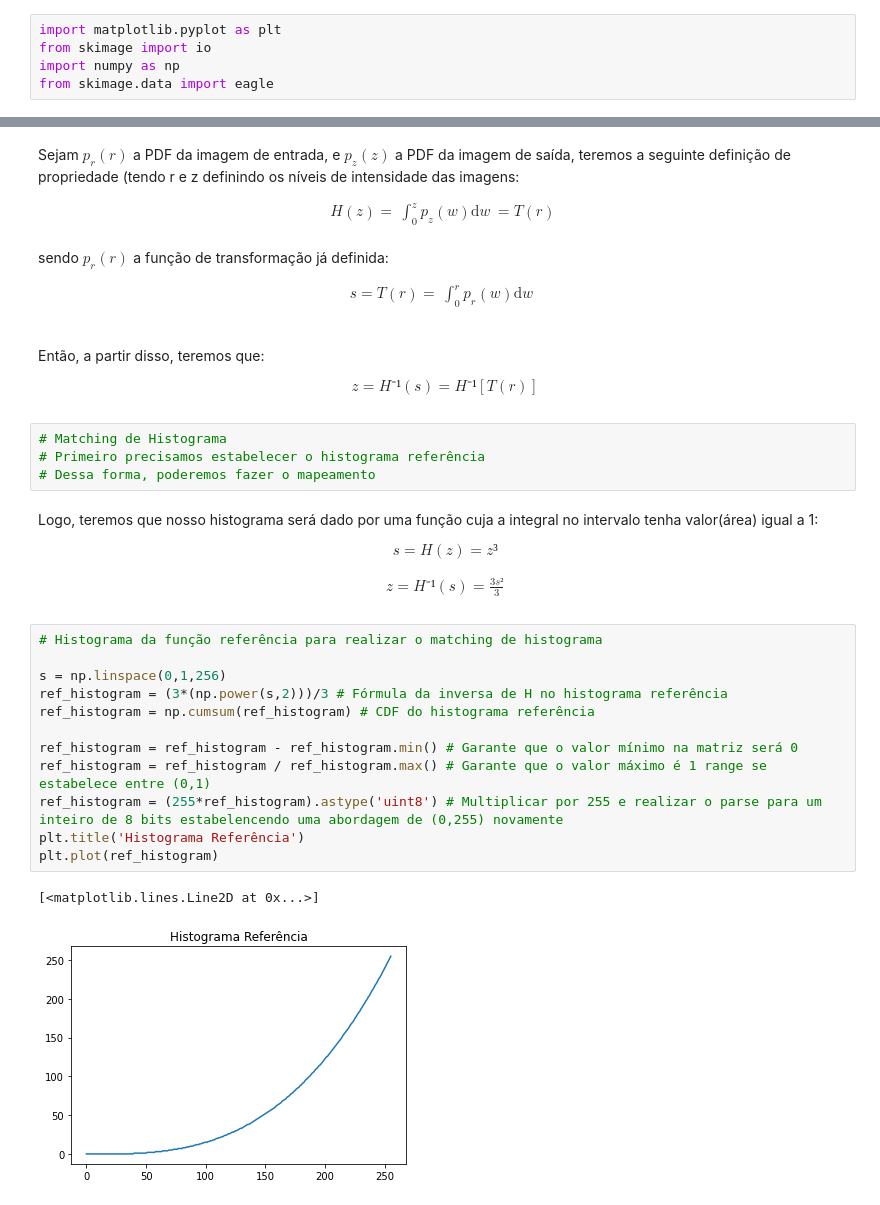
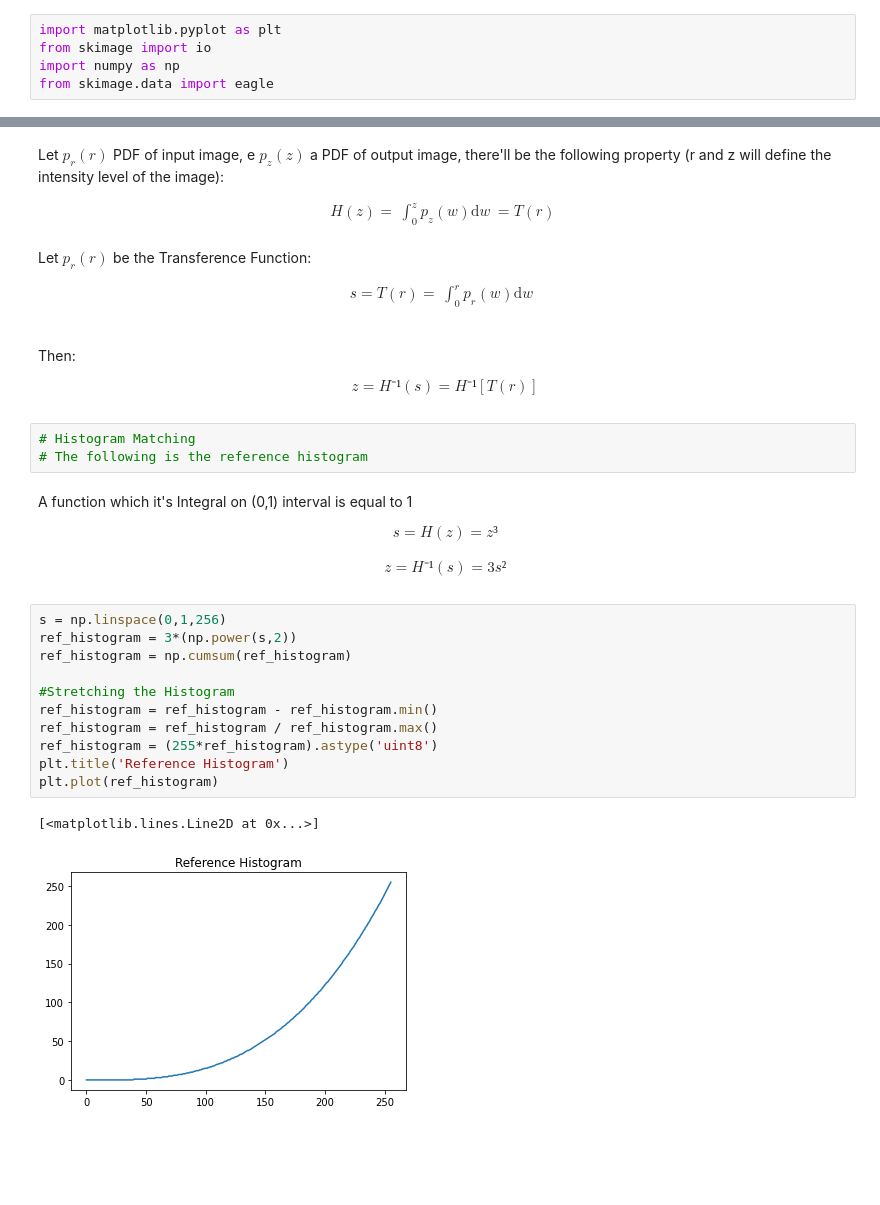
Before and after one commit to endyjams/HistogramMatching, a Jupyter notebook: histogram_matching.ipynb, the cells around one changed output, grey strips where cells are left out. Drawn from its saved outputs; the diff is of its cells as text; blank space fills up the shorter version.

```diff
--- a/histogram_matching.ipynb
+++ b/histogram_matching.ipynb
@@ -81,48 +74,46 @@ ax[1].plot (h[0],'-k')
 [<matplotlib.lines.Line2D at 0x...>]
 [figure]
 # %% [markdown]
-Sejam $p_r(r)$ a PDF da imagem de entrada, e $p_z(z)$ a PDF da imagem de saída, teremos a seguinte definição de propriedade (tendo r e z definindo os níveis de intensidade das imagens:
+Let $p_r(r)$ PDF of input image, e $p_z(z)$ a PDF of output image, there'll be the following property (r and z will define the intensity level of the image):
 
 \begin{align}
         H(z) = &\int_0^{z} p_z(w) \mathrm{d}w \  = T(r)\\[1em]
     \end{align}
 
-sendo $p_r(r)$ a função de transformação já definida:
+Let $p_r(r)$ be the Transference Function:
 
 \begin{align}
         s = T(r) = &\int_0^{r} p_r(w) \mathrm{d}w \  \\[1em]
     \end{align}
 # %% [markdown]
-Então, a partir disso, teremos que:
+Then:
 \begin{align}
         z = H⁻¹(s) = H⁻¹[T(r)]
     \end{align}
-# %%
-# Matching de Histograma
-# Primeiro precisamos estabelecer o histograma referência
-# Dessa forma, poderemos fazer o mapeamento
+# %%
+# Histogram Matching
+# The following is the reference histogram
 # %% [markdown]
-Logo, teremos que nosso histograma será dado por uma função cuja a integral no intervalo tenha valor(área) igual a 1:
+A function which it's Integral on (0,1) interval is equal to 1
 \begin{align}
         s = H(z) = z³
     \end{align}
 
 \begin{align}
-        z = H⁻¹(s) = \frac{3s²}3
+        z = H⁻¹(s) = {3s²}
     \end{align}
 # %%
-# Histograma da função referência para realizar o matching de histograma
+s = np.linspace(0,1,256)
+ref_histogram = 3*(np.power(s,2))
+ref_histogram = np.cumsum(ref_histogram)
 
-s = np.linspace(0,1,256)
-ref_histogram = (3*(np.power(s,2)))/3 # Fórmula da inversa de H no histograma referência
-ref_histogram = np.cumsum(ref_histogram) # CDF do histograma referência
-
-ref_histogram = ref_histogram - ref_histogram.min() # Garante que o valor mínimo na matriz será 0
-ref_histogram = ref_histogram / ref_histogram.max() # Garante que o valor máximo é 1 range se estabelece entre (0,1)
-ref_histogram = (255*ref_histogram).astype('uint8') # Multiplicar por 255 e realizar o parse para um inteiro de 8 bits estabelencendo uma abordagem de (0,255) novamente
-plt.title('Histograma Referência')
+#Stretching the Histogram
+ref_histogram = ref_histogram - ref_histogram.min()
+ref_histogram = ref_histogram / ref_histogram.max()
+ref_histogram = (255*ref_histogram).astype('uint8')
+plt.title('Reference Histogram')
 plt.plot(ref_histogram)
 # %% [output]
 [<matplotlib.lines.Line2D at 0x...>]
-[figure, old version]
+[figure, new version]
 # %%
```
Also changed, not shown: parts of 13 cells of this notebook.
